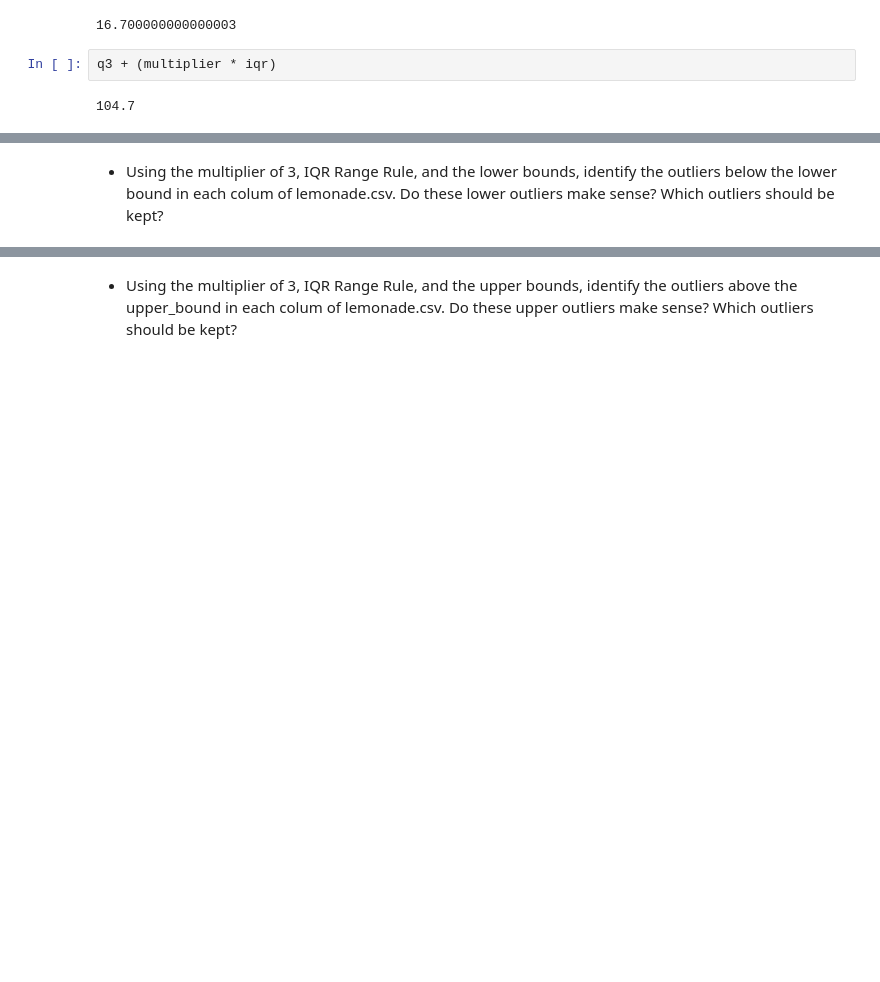
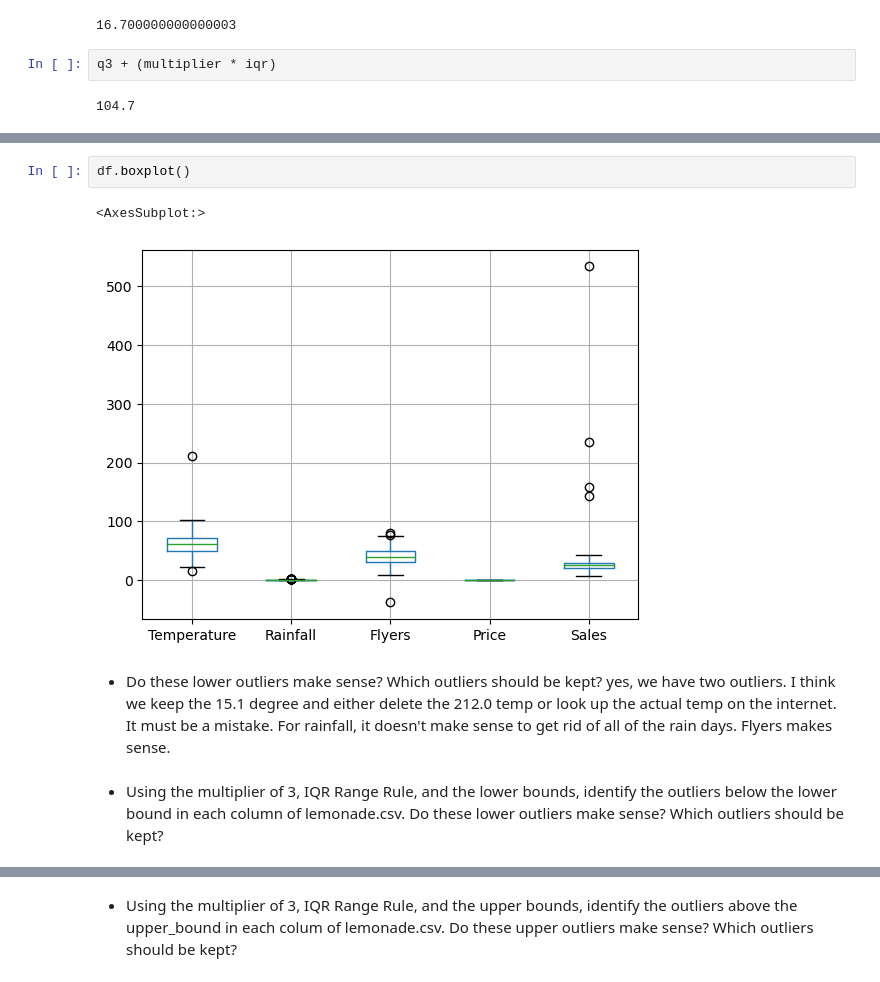
Before and after one commit to Brian-ONeil/anomaly-detection-exercises, a Jupyter notebook: continuous_probabilistic_methods.ipynb, the cells around one changed output, grey strips where cells are left out. Drawn from its saved outputs; the diff is of its cells as text; blank space fills up the shorter version.

```diff
--- a/continuous_probabilistic_methods.ipynb
+++ b/continuous_probabilistic_methods.ipynb
@@ -98,2 +213,9 @@ q3 + (multiplier * iqr)
+# %%
+df.boxplot()
+# %% [output]
+<AxesSubplot:>
+[figure, added]
+# %% [markdown]
+* Do these lower outliers make sense? Which outliers should be kept? yes, we have two outliers. I think we keep the 15.1 degree and either delete the 212.0 temp or look up the actual temp on the internet. It must be a mistake. For rainfall, it doesn't make sense to get rid of all of the rain days. Flyers makes sense.
 # %% [markdown]
-* Using the multiplier of 3, IQR Range Rule, and the lower bounds, identify the outliers below the lower bound in each colum of lemonade.csv. Do these lower outliers make sense? Which outliers should be kept?
+* Using the multiplier of 3, IQR Range Rule, and the lower bounds, identify the outliers below the lower bound in each column of lemonade.csv. Do these lower outliers make sense? Which outliers should be kept?
```
Also changed, not shown: parts of 46 cells of this notebook, 1 other file.
